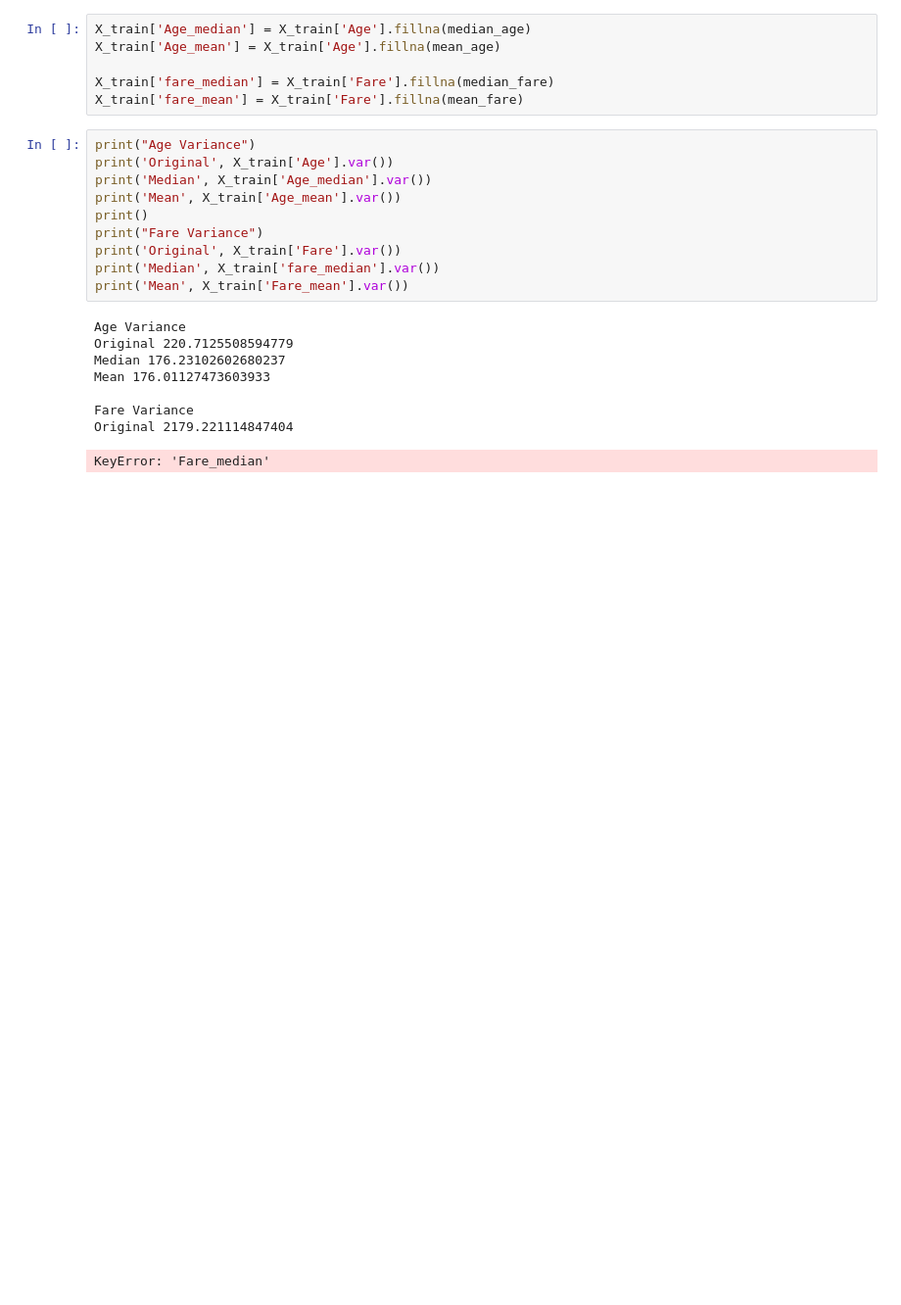
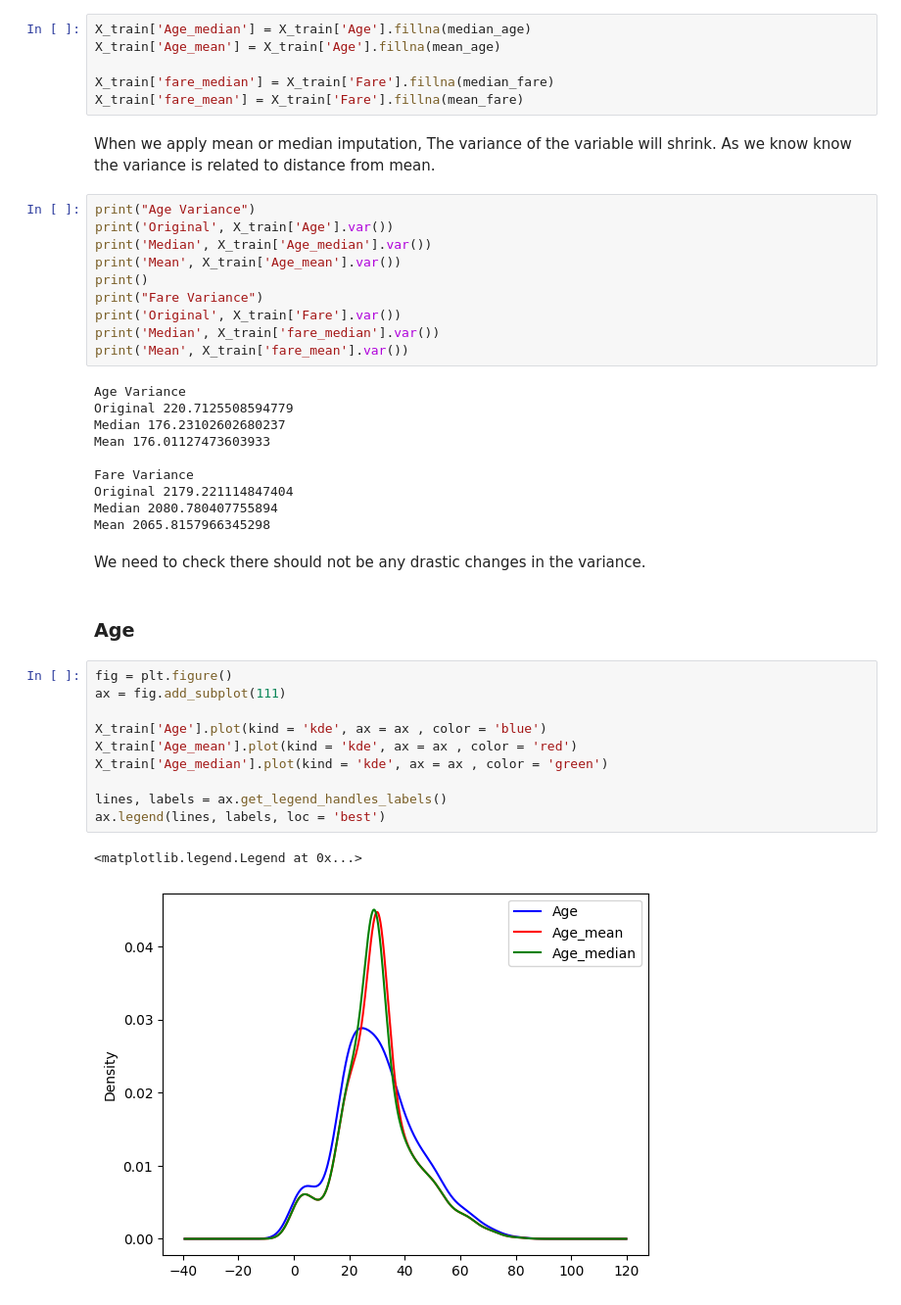
Before and after one commit to MitVinay/Machine-Learning, a Jupyter notebook: Feature-Engineering/Feature-transformation/handling_missing_data/handling_missing_data_numerical.ipynb, the cells around one changed output. Shown at 98% size. Saved outputs shown, nothing was run; the diff lists cells and outputs as text; blank space fills up the shorter version.

```diff
--- a/Feature-Engineering/Feature-transformation/handling_missing_data/handling_missing_data_numerical.ipynb
+++ b/Feature-Engineering/Feature-transformation/handling_missing_data/handling_missing_data_numerical.ipynb
@@ -83,6 +86,8 @@ X_train['Age_mean'] = X_train['Age'].fillna(mean_age)
 
 X_train['fare_median'] = X_train['Fare'].fillna(median_fare)
 X_train['fare_mean'] = X_train['Fare'].fillna(mean_fare)
+# %% [markdown]
+When we apply mean or median imputation, The variance of the variable will shrink. As we know know the variance is related to distance from mean.
 # %%
 print("Age Variance")
 print('Original', X_train['Age'].var())
@@ -92,7 +97,7 @@ print()
 print("Fare Variance")
 print('Original', X_train['Fare'].var())
 print('Median', X_train['fare_median'].var())
-print('Mean', X_train['Fare_mean'].var())
+print('Mean', X_train['fare_mean'].var())
 # %% [output]
 Age Variance
 Original 220.7125508594779
@@ -101,4 +106,22 @@ Mean 176.01127473603933
 
 Fare Variance
 Original 2179.221114847404
+Median 2080.780407755894
+Mean 2065.8157966345298
-KeyError: 'Fare_median'
+# %% [markdown]
+We need to check there should not be any drastic changes in the variance.
+# %% [markdown]
+### Age
+# %%
+fig = plt.figure()
+ax = fig.add_subplot(111)
+
+X_train['Age'].plot(kind = 'kde', ax = ax , color = 'blue')
+X_train['Age_mean'].plot(kind = 'kde', ax = ax , color = 'red')
+X_train['Age_median'].plot(kind = 'kde', ax = ax , color = 'green')
+
+lines, labels = ax.get_legend_handles_labels()
+ax.legend(lines, labels, loc = 'best')
+# %% [output]
+<matplotlib.legend.Legend at 0x...>
+[figure, added]
```
Also changed, not shown: parts of 25 cells of this notebook.
